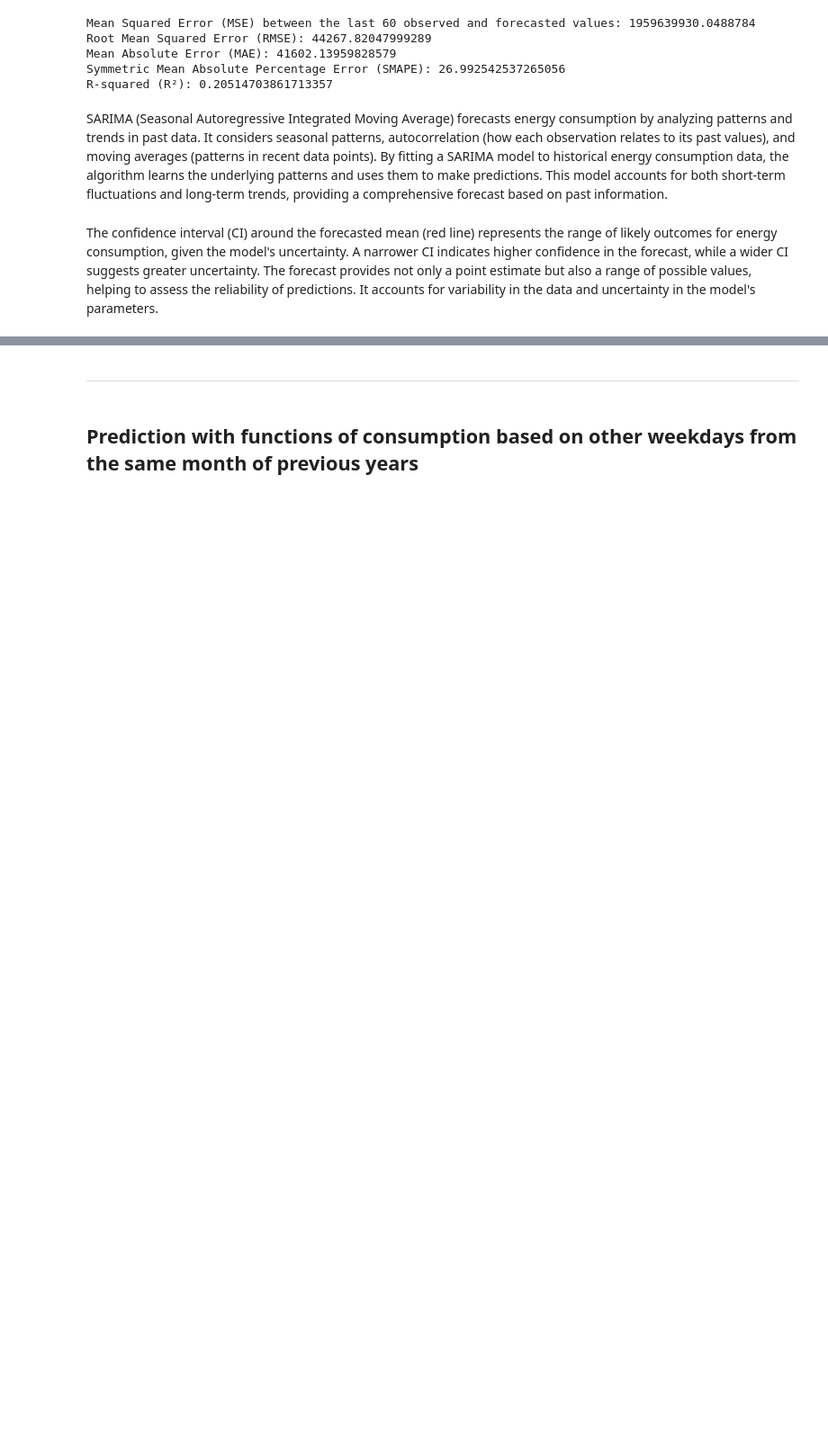
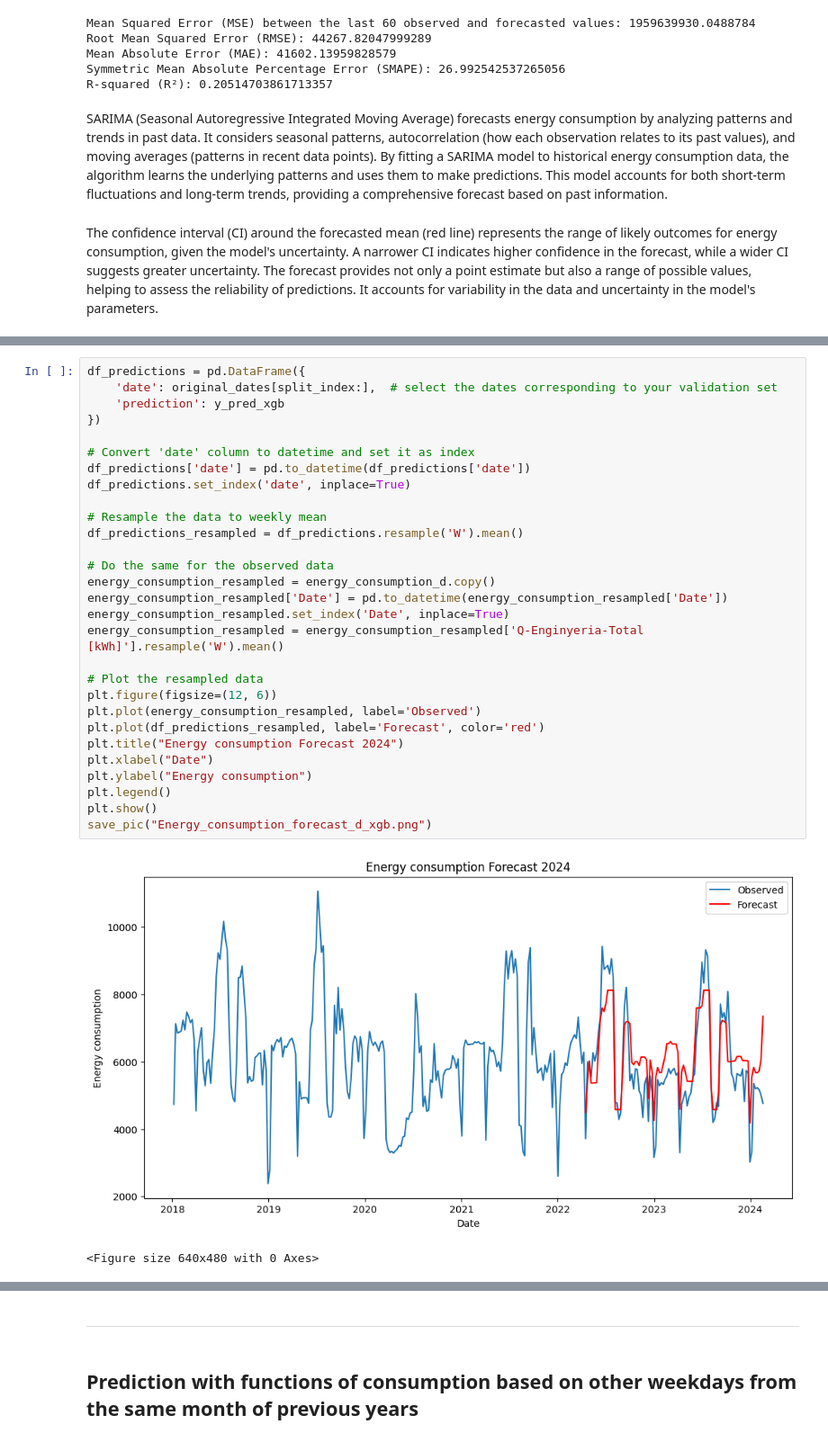
Before and after one commit to Martinacarretta/smart-UAB, a Jupyter notebook: Synthesis_project.ipynb, the cells around one changed output, grey strips where cells are left out. Shown at 90% size. Drawn from its saved outputs; the diff is of its cells as text; blank space fills up the shorter version.

```diff
--- a/Synthesis_project.ipynb
+++ b/Synthesis_project.ipynb
@@ -1383,0 +1657,32 @@ The confidence interval (CI) around the forecasted mean (red line) represents th
+# %%
+df_predictions = pd.DataFrame({
+    'date': original_dates[split_index:],  # select the dates corresponding to your validation set
+    'prediction': y_pred_xgb
+})
+
+# Convert 'date' column to datetime and set it as index
+df_predictions['date'] = pd.to_datetime(df_predictions['date'])
+df_predictions.set_index('date', inplace=True)
+
+# Resample the data to weekly mean
+df_predictions_resampled = df_predictions.resample('W').mean()
+
+# Do the same for the observed data
+energy_consumption_resampled = energy_consumption_d.copy()
+energy_consumption_resampled['Date'] = pd.to_datetime(energy_consumption_resampled['Date'])
+energy_consumption_resampled.set_index('Date', inplace=True)
+energy_consumption_resampled = energy_consumption_resampled['Q-Enginyeria-Total [kWh]'].resample('W').mean()
+
+# Plot the resampled data
+plt.figure(figsize=(12, 6))
+plt.plot(energy_consumption_resampled, label='Observed')
+plt.plot(df_predictions_resampled, label='Forecast', color='red')
+plt.title("Energy consumption Forecast 2024")
+plt.xlabel("Date")
+plt.ylabel("Energy consumption")
+plt.legend()
+plt.show()
+save_pic("Energy_consumption_forecast_d_xgb.png")
+# %% [output]
+[figure, added]
+<Figure size 640x480 with 0 Axes>
```
Also changed, not shown: parts of 30 cells of this notebook, 1 other file.
